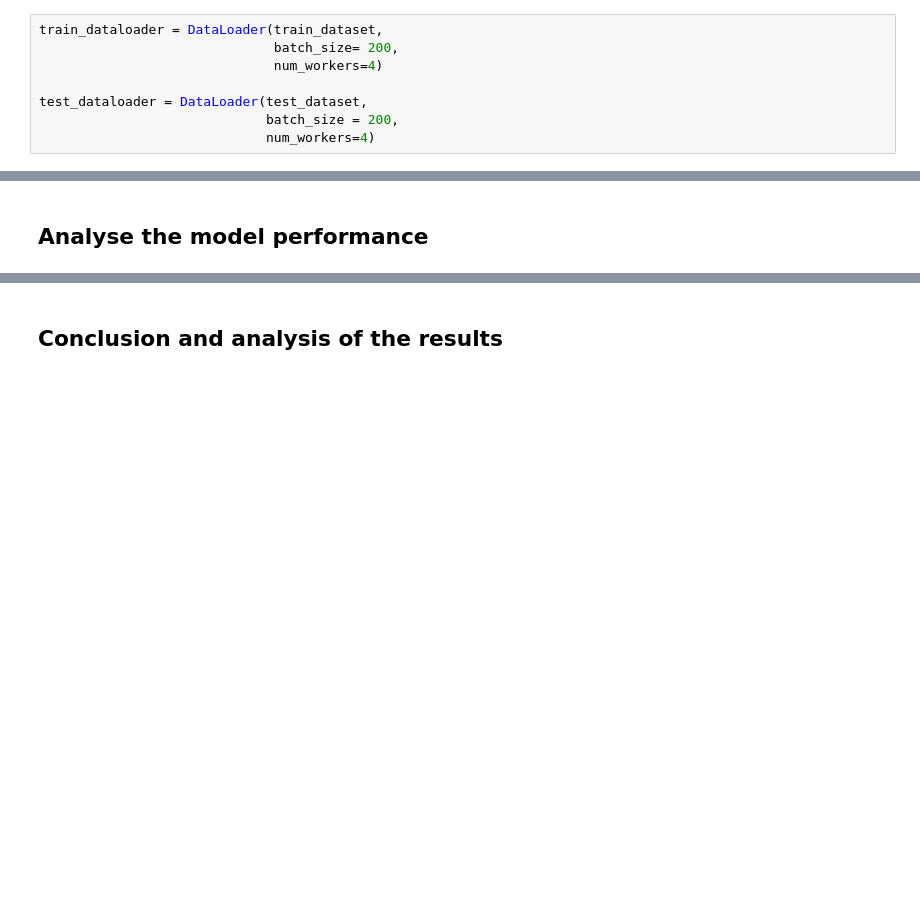
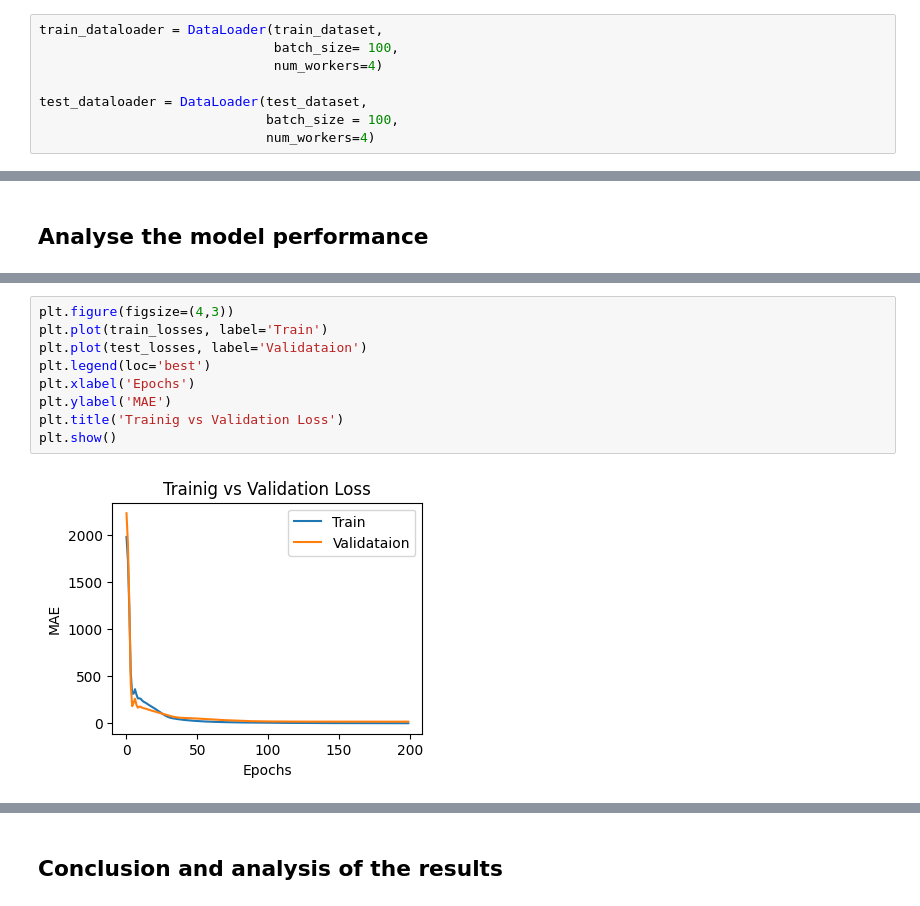
Before and after one commit to AndriyBabiy/goit_deep-learning, a Jupyter notebook: 01_PyTorch_Fundamentals/01_PyTorch_Fundementals.ipynb, the cells around one changed output, grey strips where cells are left out. Saved outputs shown, nothing was run; the diff lists cells and outputs as text; blank space fills up the shorter version.

Commit message:
Changes to the batch size and added commentary

```diff
--- a/01_PyTorch_Fundamentals/01_PyTorch_Fundementals.ipynb
+++ b/01_PyTorch_Fundamentals/01_PyTorch_Fundementals.ipynb
@@ -233,11 +233,11 @@ test_dataset = ConcreteDataset(X_test, y_test)
 ### Create the DataLoaders
 # %%
 train_dataloader = DataLoader(train_dataset,
-                              batch_size= 200,
+                              batch_size= 100,
                               num_workers=4)
 
 test_dataloader = DataLoader(test_dataset,
-                             batch_size = 200,
+                             batch_size = 100,
                              num_workers=4)
 # %%
 next(iter(train_dataloader))
@@ -404 +407,12 @@ This shows that in the original runs of the model the learning rate was far too
 Ultimately, Upon testing how a decrease in the number of epochs would impact the model I tried to see what kind of an impact this would have and that bringing the number of epochs below 200 resulted in a decreas of the overall metrics that brought the metrics outside of the goal of MSE < 35, MAE < 5 and R^2 > 0.8.
+# %%
+plt.figure(figsize=(4,3))
+plt.plot(train_losses, label='Train')
+plt.plot(test_losses, label='Validataion')
+plt.legend(loc='best')
+plt.xlabel('Epochs')
+plt.ylabel('MAE')
+plt.title('Trainig vs Validation Loss')
+plt.show()
+# %% [output]
+[figure, added]
```
Also changed, not shown: parts of 7 cells of this notebook.
